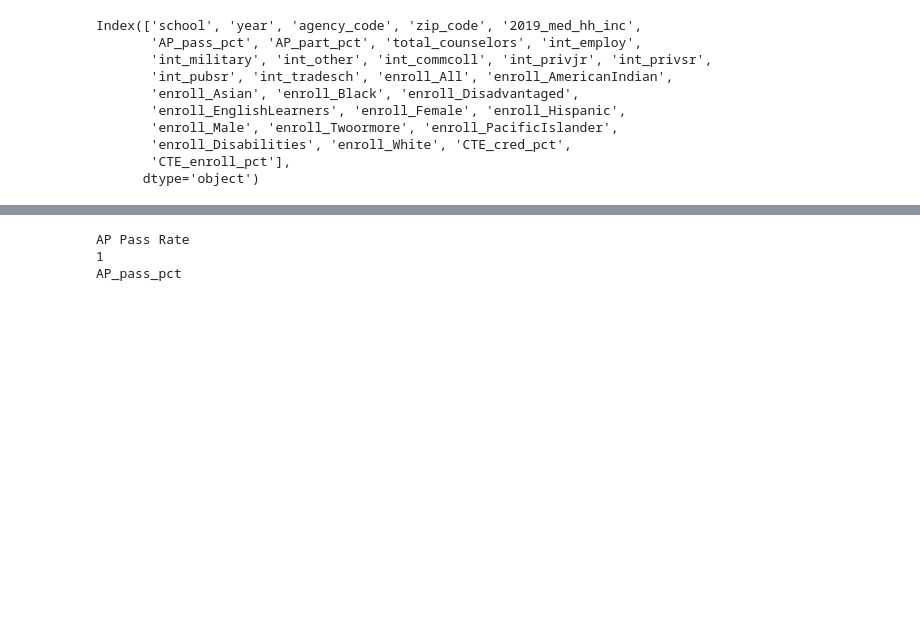
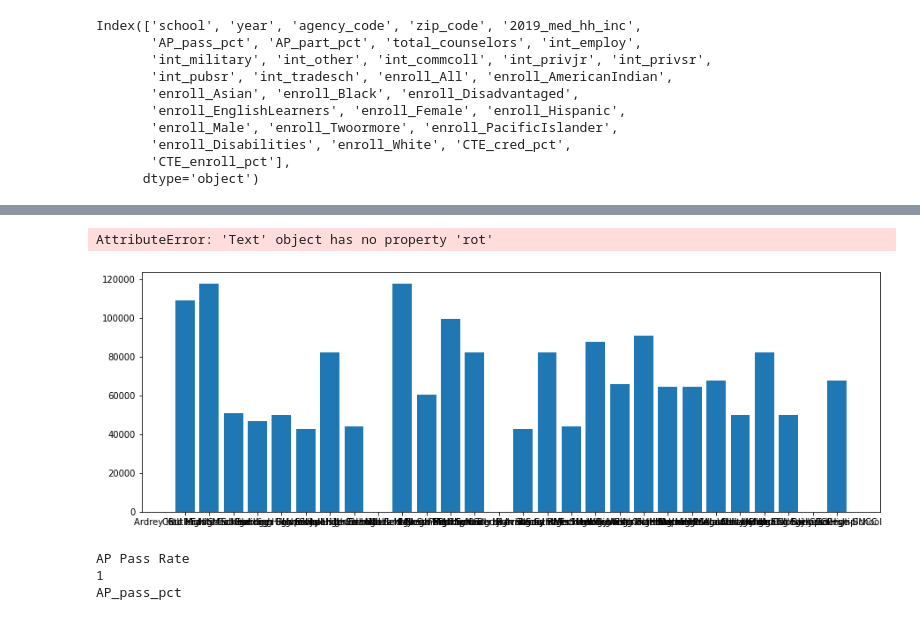
Before and after one commit to codypscott/DTSC4301, a Jupyter notebook: DataExploration.ipynb, the cells around one changed output, grey strips where cells are left out. Saved outputs shown, nothing was run; the diff lists cells and outputs as text; code cells hidden in the pictures; blank space fills up the shorter version.

```diff
--- a/DataExploration.ipynb
+++ b/DataExploration.ipynb
@@ -208,3 +187,9 @@ graph_data
+# %%
+plt.bar(full_data['school'], full_data['2019_med_hh_inc'])
+plt.xticks(rot=45)
+# %% [output]
+AttributeError: 'Text' object has no property 'rot'
+[figure, added]
 # %%
 for columns in list(graph_data.columns)[1:]:
     current_label = y_labels[list(graph_data.columns).index(columns)]
```
Also changed, not shown: parts of 7 cells of this notebook, 6 other files.
